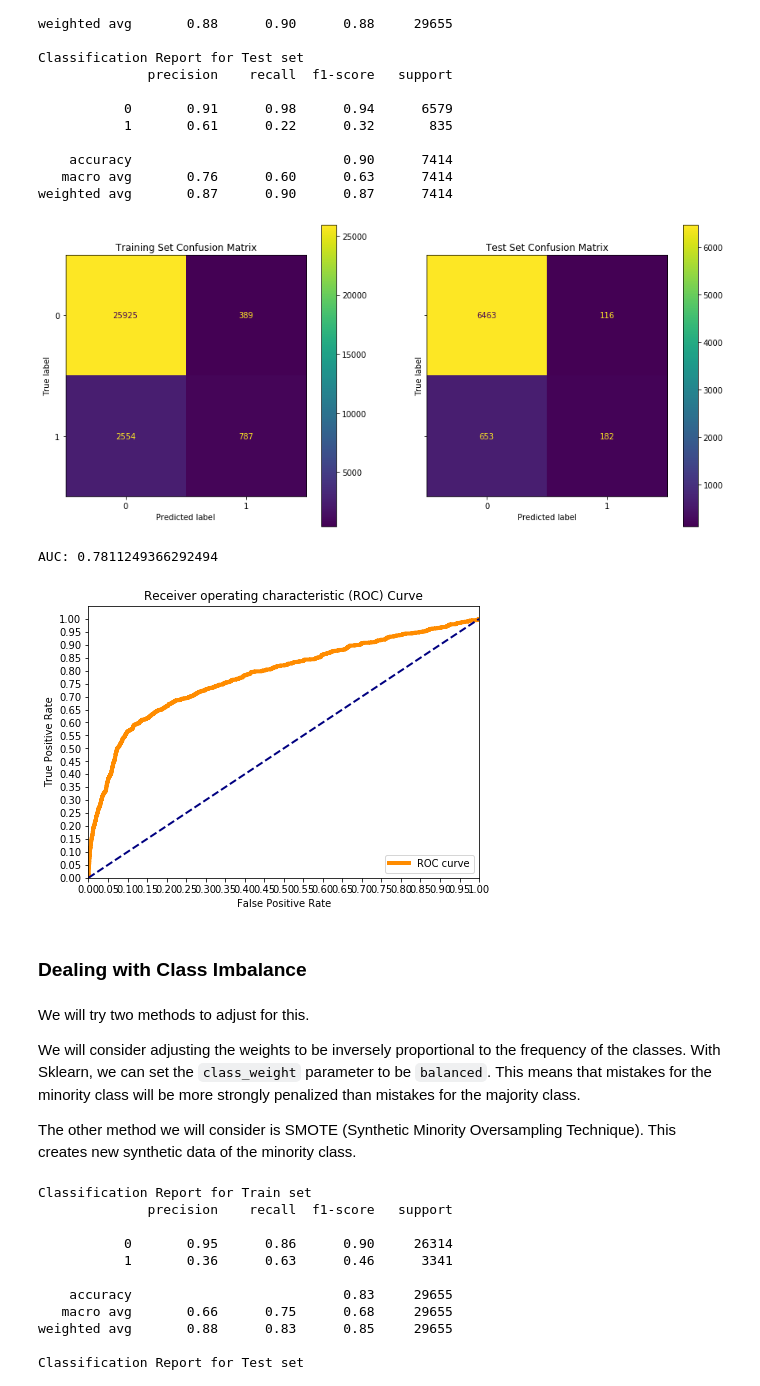
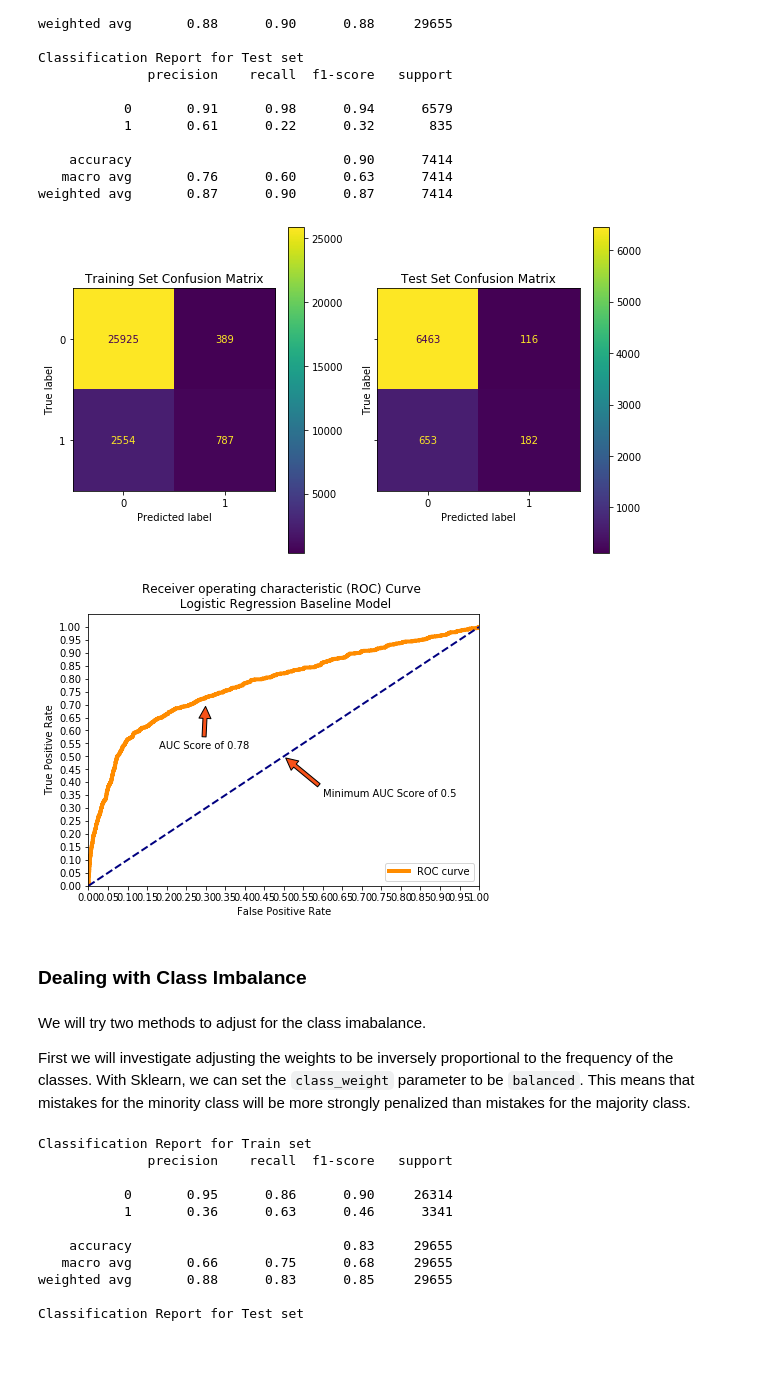
Before and after one commit to nadinezab/bank-marketing, a Jupyter notebook: bank-marketing.ipynb, the cells around one changed output. Cells and saved outputs as stored; diff of their text form; code cells hidden in the pictures; blank space fills up the shorter version.

```diff
--- a/bank-marketing.ipynb
+++ b/bank-marketing.ipynb
@@ -1080,0 +1077,13 @@ X.head()
+# %%
+# Create copy
+df_copy = train_set.reset_index(drop = True)
+
+# Define y
+y = df_copy['y']
+
+# Map y values to 1 and 0
+y = y.map(lambda x: 1 if x == 'yes' else 0)
+
+# Define X
+X = df_copy.drop('y', axis = 1)
+X.head()
@@ -1136,0 +1160,3 @@ plt.show()
+# %%
+X = pd.read_csv('data/X_train_prepared.csv', index_col = 0)
+X.head()
@@ -1137,9 +1171,9 @@ plt.show()
+# %%
+# Train-test Split
+X_train, X_test, y_train, y_test = train_test_split(X, y, test_size = 0.2, stratify=y, \
+                                                    random_state = random_state)
 # %% [markdown]
 ### Baseline Model
 # %% [markdown]
 As a starting point and baseline model, let us try logistic regression.
-# %%
-# Train-test Split
-X_train, X_test, y_train, y_test = train_test_split(X_prepared, y, test_size = 0.2, stratify=y, \
-                                                    random_state = random_state)
 # %%
@@ -1185,22 +1219,21 @@ Classification Report for Test set
 weighted avg       0.87      0.90      0.87      7414
 # %%
 # Plot confusion matrices for train and test sets
-fig, axes = plt.subplots(1,2, figsize = (15,7), sharey = 'row')
+fig, axes = plt.subplots(1,2, figsize = (10,6), sharey = 'row')
 
-plot_confusion_matrix(logreg, X_train, y_train, values_format = '.0f', ax = axes[0])
+plot_confusion_matrix(logreg, X_train, y_train,values_format = '.0f', ax = axes[0])
 axes[0].set_title('Training Set Confusion Matrix')
 plot_confusion_matrix(logreg, X_test, y_test, values_format = '.0f', ax = axes[1])
 axes[1].set_title('Test Set Confusion Matrix')
 plt.show()
 # %% [output]
-[figure, old version]
+[figure, new version]
 # %%
 y_score = logreg.fit(X_train, y_train).decision_function(X_test)
 
 fpr, tpr, thresholds = roc_curve(y_test, y_score)
 
-print(f'AUC: {auc(fpr, tpr)}\n\n')
-
+# Plot ROC curve
 plt.figure(figsize=(7, 5))
 plt.plot(fpr, tpr, color='darkorange', lw=4, label='ROC curve')
 plt.plot([0, 1], [0, 1], color='navy', lw=2, linestyle='--')
@@ -1210,20 +1243,23 @@ plt.yticks([i/20.0 for i in range(21)])
 plt.xticks([i/20.0 for i in range(21)])
 plt.xlabel('False Positive Rate')
 plt.ylabel('True Positive Rate')
-plt.title('Receiver operating characteristic (ROC) Curve')
+plt.title('Receiver operating characteristic (ROC) Curve \n Logistic Regression Baseline Model')
+plt.annotate(f'AUC Score of {round(auc(fpr, tpr), 2)}', xy=(0.3, 0.7), xytext=(0.18, 0.53),
+            arrowprops=dict(facecolor='#F75118', shrink=0.05),
+            )
+plt.annotate('Minimum AUC Score of 0.5 \n', xy=(0.5, 0.5), xytext=(0.6, 0.3),
+                arrowprops=dict(facecolor='#F75118', shrink=0.05),
+                )
 plt.legend(loc='lower right')
 plt.show()
 # %% [output]
-AUC: 0.7811249366292494
-[figure, old version]
+[figure, new version]
 # %% [markdown]
 ### Dealing with Class Imbalance
 # %% [markdown]
-We will try two methods to adjust for this.
+We will try two methods to adjust for the class imabalance.
 
-We will consider adjusting the weights to be inversely proportional to the frequency of the classes. With Sklearn, we can set the `class_weight` parameter to be `balanced`. This means that mistakes for the minority class will be more strongly penalized than mistakes for the majority class.
-
-The other method we will consider is SMOTE (Synthetic Minority Oversampling Technique). This creates new synthetic data of the minority class.
+First we will investigate adjusting the weights to be inversely proportional to the frequency of the classes. With Sklearn, we can set the `class_weight` parameter to be `balanced`. This means that mistakes for the minority class will be more strongly penalized than mistakes for the majority class.
 # %%
 # Instantiate
 logreg = LogisticRegression(fit_intercept = True, C = 1e17, random_state = random_state, class_weight= 'balanced')
```
Also changed, not shown: parts of 25 cells of this notebook, 2 other files.
